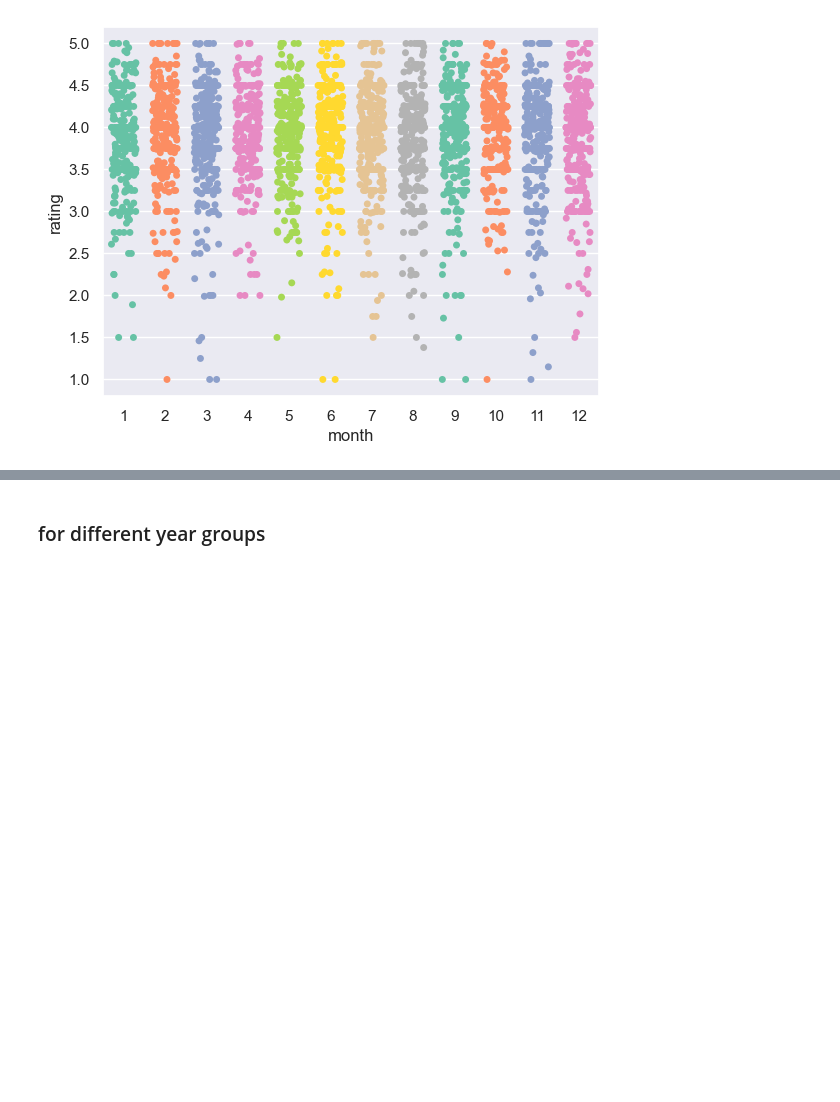
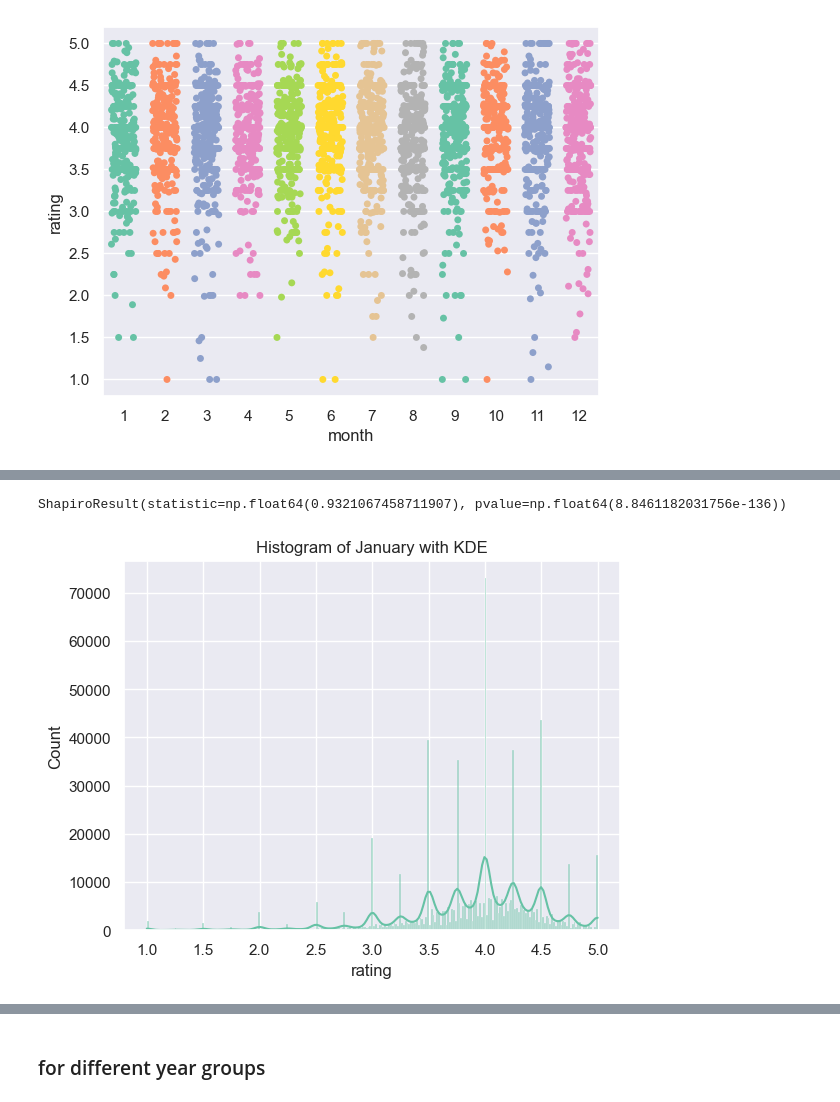
Before and after one commit to epfl-ada/ada-2024-project-leonardodatavinci, a Jupyter notebook: analysisTim_usa.ipynb, the cells around one changed output, grey strips where cells are left out. Drawn from its saved outputs; the diff is of its cells as text; code cells hidden in the pictures; blank space fills up the shorter version.

```diff
--- a/analysisTim_usa.ipynb
+++ b/analysisTim_usa.ipynb
@@ -32,10 +36,11 @@ np.random.seed(42)
 # %%
 # helper functions
 def get_rating_per_month(df: pd.DataFrame):
-    months = np.sort(df["month"].unique())
+    months = np.sort(df["month"].dropna().unique())
+    # print(months)
     all_months_vals = []
     for m in months:
-        month_list = [rating for rating in df[df["month"] == m]["rating"].values]
+        month_list = df[df["month"] == m]["rating"].values
         all_months_vals.append(month_list)
     return all_months_vals
 
@@ -72,8 +77,8 @@ n_groups = 5
 year_group_categories = get_year_groups(reviews_df, n_groups)
 get_year_groups(ratings_df, n_groups)
 
-reviews_df = reviews_df[reviews_df["year_group"] != year_group_categories[0]]
-ratings_df = ratings_df[ratings_df["year_group"] != year_group_categories[0]]
+reviews_df = reviews_df[reviews_df["year"] > 2001]
+ratings_df = ratings_df[ratings_df["year"] > 2001]
 
 # only US
 reviews_df_usa = reviews_df[reviews_df["country_code3"] == "USA"]
@@ -110,0 +126,10 @@ The palette list has fewer values (8) than needed (12) and will cycle, which may
+# %%
+from scipy.stats import shapiro
+all_months_vals = get_rating_per_month(ratings_df_usa)
+h = sns.histplot(all_months_vals[0], kde=True)
+h.set_title("Histogram of January with KDE")
+h.set_xlabel("rating")
+shapiro(all_months_vals[0])
+# %% [output]
+ShapiroResult(statistic=np.float64(0.9321067458711907), pvalue=np.float64(8.8461182031756e-136))
+[figure, added]
```
Also changed, not shown: parts of 7 cells of this notebook, 1 other file.
